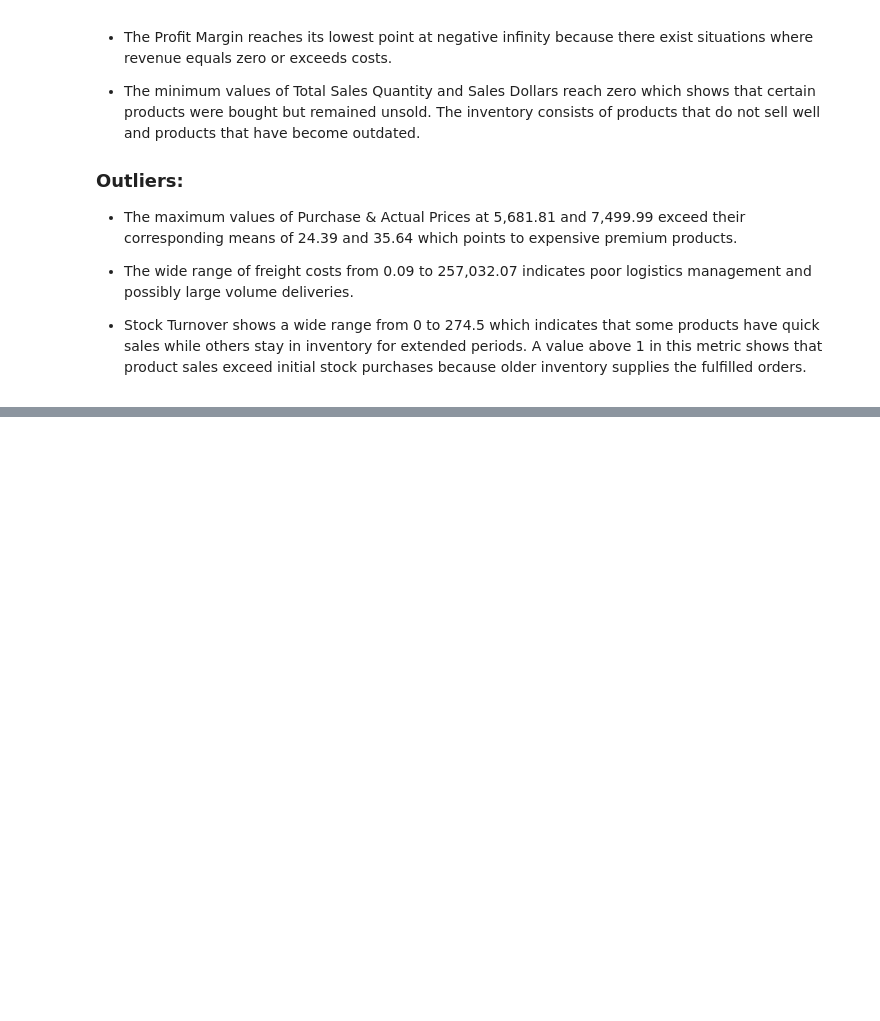
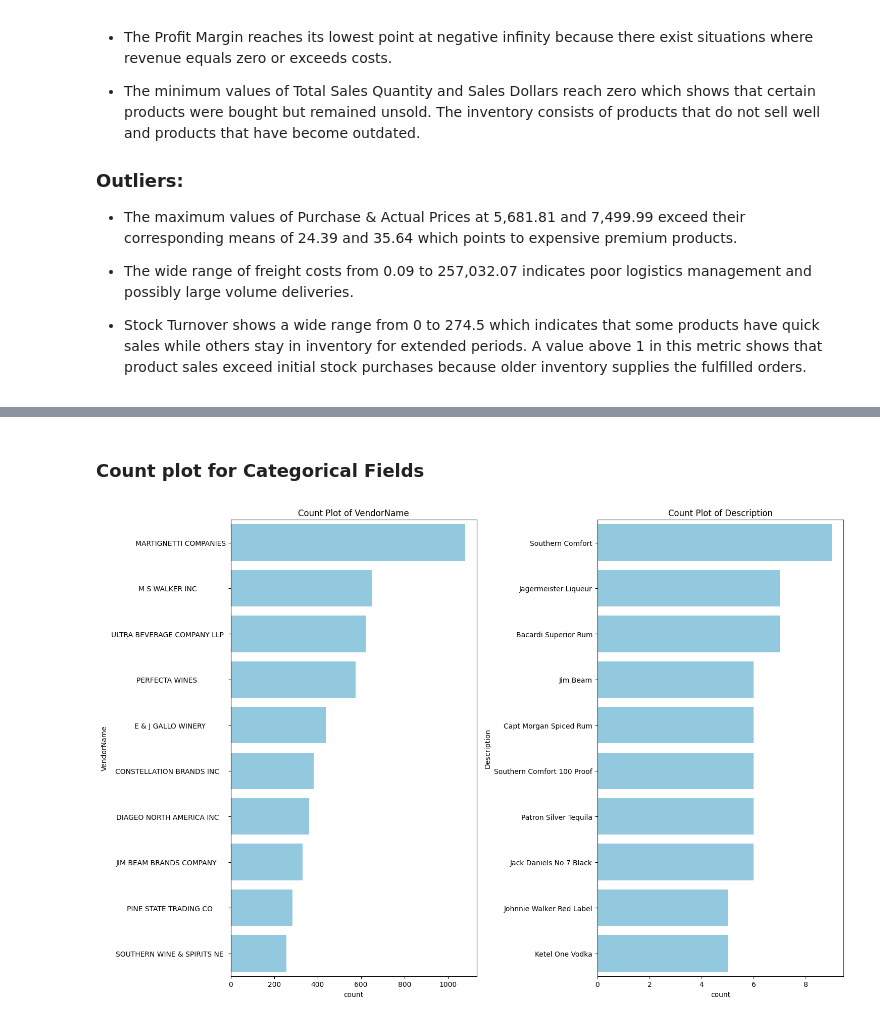
Before and after one commit to fahim-ysr/Vendor-Performance-Analysis, a Jupyter notebook: Exploratory Data Analysis.ipynb, the cells around one changed output, grey strips where cells are left out. Cells and saved outputs as stored; diff of their text form; code cells hidden in the pictures; blank space fills up the shorter version.

```diff
--- a/Exploratory Data Analysis.ipynb
+++ b/Exploratory Data Analysis.ipynb
@@ -126,0 +129,6 @@ plt.show()
+# %%
+df= pd.read_sql_query("""
+SELECT *
+FROM vendor_sales_summary
+WHERE GrossProfit > 0 AND ProfitMargin > 0 AND TotalSalesQuantity > 0
+""", database)
@@ -126,0 +151,16 @@ plt.show()
+# %% [markdown]
+### Count plot for Categorical Fields
+# %%
+categorical_fields = ["VendorName", "Description"]
+
+plt.figure(figsize= (15, 10))
+
+for i, field in enumerate(categorical_fields):
+    plt.subplot(1, 2, i+1)
+    sns.countplot(y= df[field], order= df[field].value_counts().index[:10], color= "skyblue")
+    plt.title(f"Count Plot of {field}")
+
+plt.tight_layout()
+plt.show()
+# %% [output]
+[figure, added]
```
Also changed, not shown: parts of 12 cells of this notebook.
